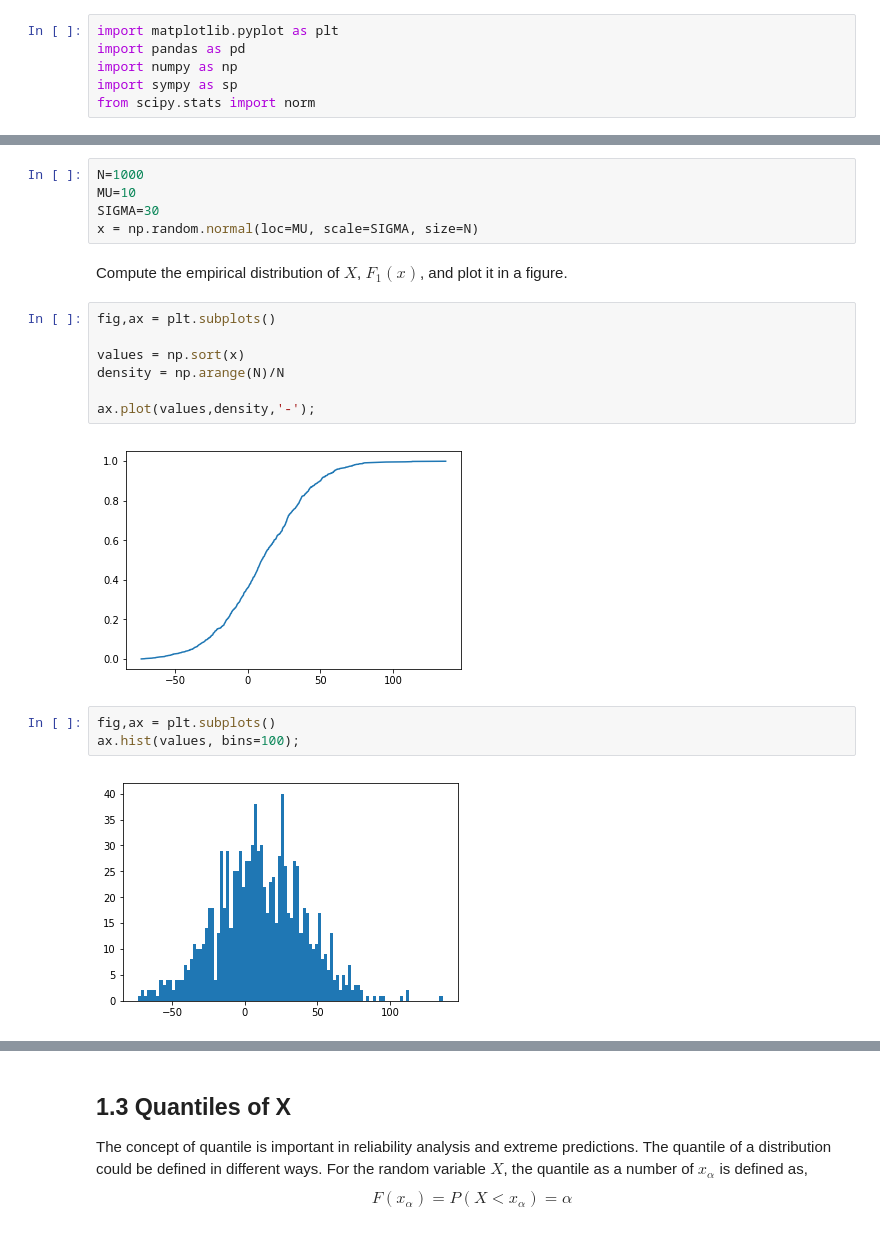
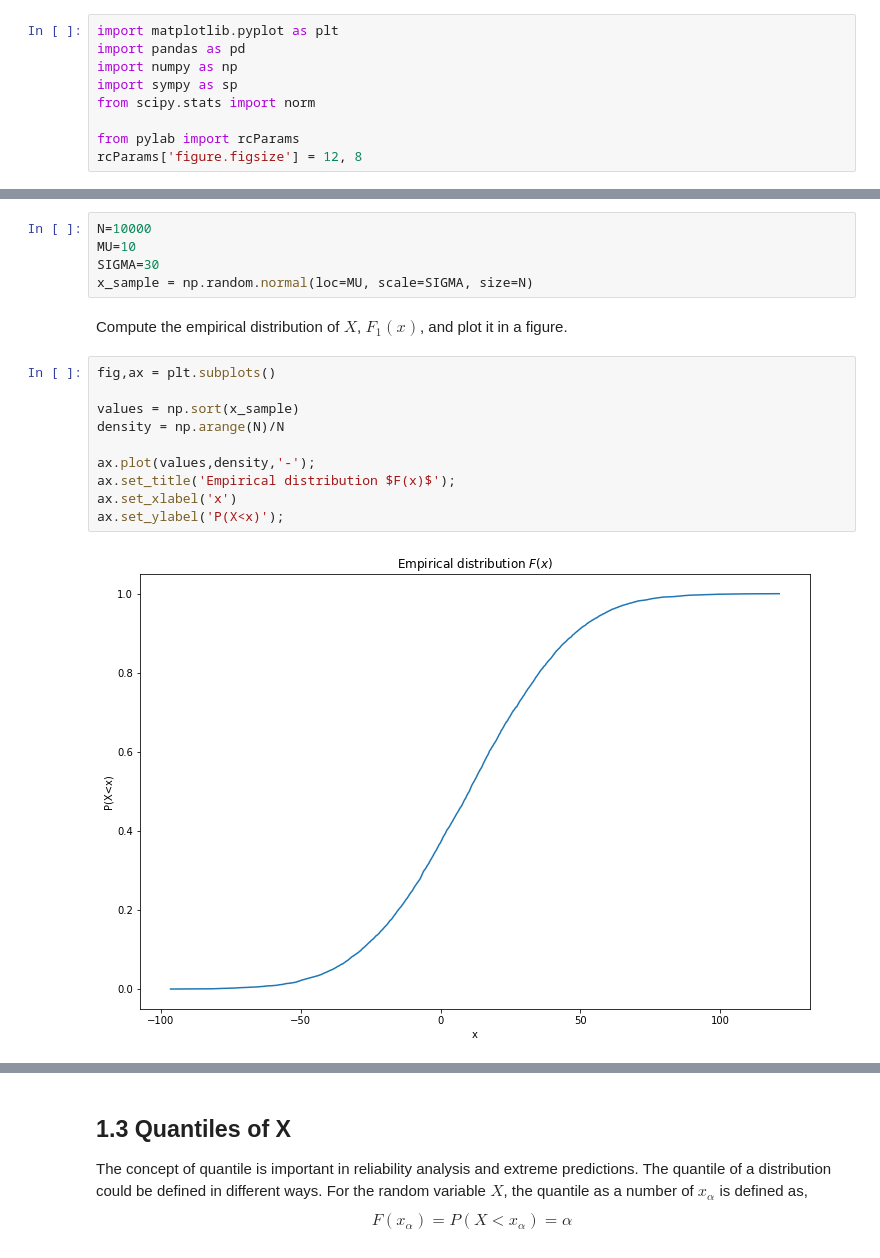
Before and after one commit to martinlarsalbert/Reliability-analysis-of-marine-structures, a Jupyter notebook: computer_exercises/python/exercise_1.ipynb, the cells around one changed output, grey strips where cells are left out. Drawn from its saved outputs; the diff is of its cells as text.

```diff
--- a/computer_exercises/python/exercise_1.ipynb
+++ b/computer_exercises/python/exercise_1.ipynb
@@ -6,6 +6,9 @@ import pandas as pd
 import numpy as np
 import sympy as sp
 from scipy.stats import norm
+
+from pylab import rcParams
+rcParams['figure.figsize'] = 12, 8
 # %% [markdown]
 ## 1.1 Distribution of a random variable X
 Make sure you understand what the probability and density functions are and how they are related to the cumulative distribution function.
@@ -45,21 +48,19 @@ $\displaystyle \sigma^{2} = \frac{\sum_{x=1}^{n} \left(- \overline{x} + x\right)
 # %%
-N=1000
+N=10000
 MU=10
 SIGMA=30
-x = np.random.normal(loc=MU, scale=SIGMA, size=N)
+x_sample = np.random.normal(loc=MU, scale=SIGMA, size=N)
 # %% [markdown]
 Compute the empirical distribution of $X$, $F_1(x)$, and plot it in a figure.
 # %%
 fig,ax = plt.subplots()
 
-values = np.sort(x)
+values = np.sort(x_sample)
 density = np.arange(N)/N
 
 ax.plot(values,density,'-');
+ax.set_title('Empirical distribution $F(x)$');
+ax.set_xlabel('x')
+ax.set_ylabel('P(X<x)');
 # %% [output]
-[figure, old version]
+[figure, new version]
-# %%
-fig,ax = plt.subplots()
-ax.hist(values, bins=100);
-# %% [output]
-[figure, removed]
```
Also changed, not shown: parts of 13 cells of this notebook.
